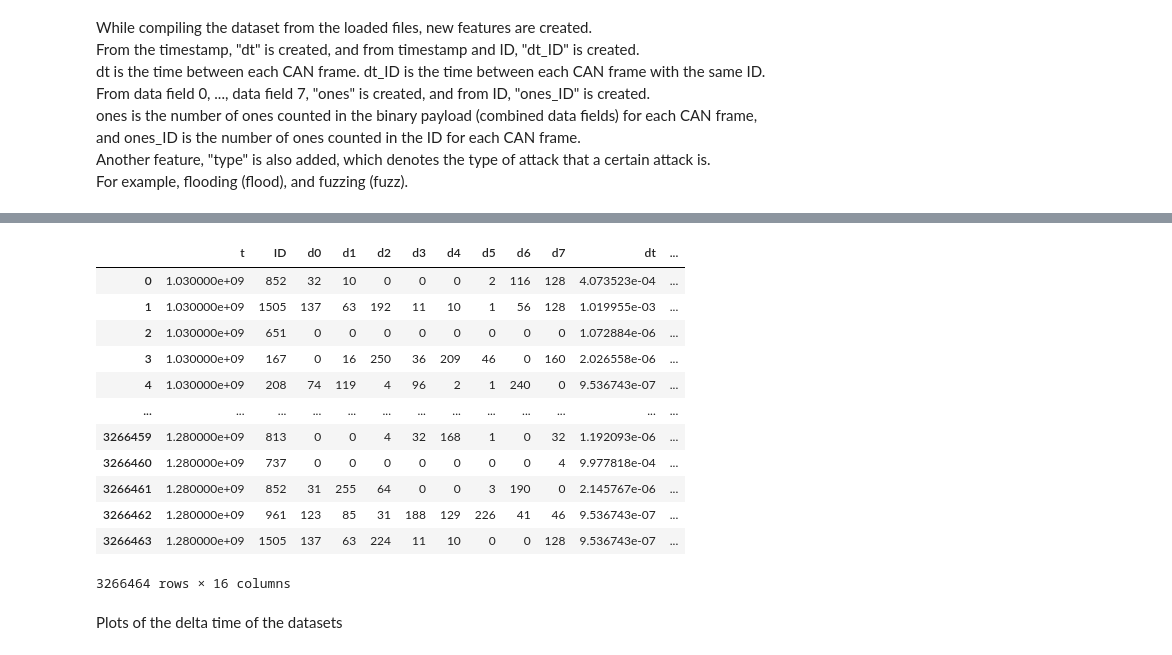
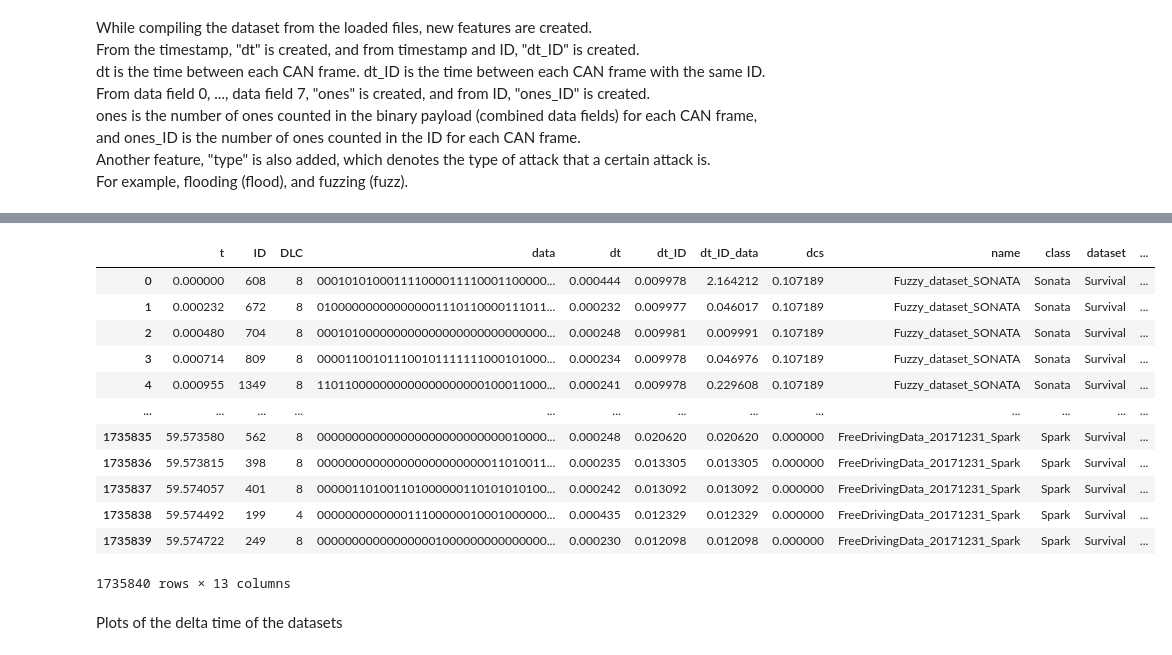
Before and after one commit to hampu5/ml-classify, a Jupyter notebook: ml_classify/main-notebook.ipynb, the cells around one changed output, grey strips where cells are left out. Cells and saved outputs as stored; diff of their text form; code cells hidden in the pictures.

```diff
--- a/ml_classify/main-notebook.ipynb
+++ b/ml_classify/main-notebook.ipynb
@@ -37,13 +39,13 @@ PATH = "/home/hampus/miun/master_thesis/Datasets"
 
 datasets = {}
 
-dataset: pd.DataFrame = load_dataset(PATH + "/ORNL", "data_a.csv")
-dataset["remarks"] = "No DLC available"
-datasets["ROAD"] = dataset.to_dict("records")
+# dataset: pd.DataFrame = load_dataset(PATH + "/ORNL", "data_a.csv")
+# dataset["remarks"] = "No DLC available"
+# datasets["ROAD"] = dataset.to_dict("records")
 
-# dataset: pd.DataFrame = load_dataset(PATH + "/Survival", "data.csv")
-# dataset["remarks"] = "-"
-# datasets["Survival"] = dataset.to_dict("records")
+dataset: pd.DataFrame = load_dataset(PATH + "/Survival", "data.csv")
+dataset["remarks"] = "-"
+datasets["Survival"] = dataset.to_dict("records")
 
 # dataset: pd.DataFrame = load_dataset(PATH + "/Hisingen", "data.csv")
 # dataset["remarks"] = "-"
@@ -60,16 +77,16 @@ display(df)
-|  | t | ID | d0 | d1 | d2 | d3 | d4 | d5 | d6 | d7 | dt | ... |
-| 0 | 1.030000e+09 | 852 | 32 | 10 | 0 | 0 | 0 | 2 | 116 | 128 | 4.073523e-04 | ... |
-| 1 | 1.030000e+09 | 1505 | 137 | 63 | 192 | 11 | 10 | 1 | 56 | 128 | 1.019955e-03 | ... |
-| 2 | 1.030000e+09 | 651 | 0 | 0 | 0 | 0 | 0 | 0 | 0 | 0 | 1.072884e-06 | ... |
-| 3 | 1.030000e+09 | 167 | 0 | 16 | 250 | 36 | 209 | 46 | 0 | 160 | 2.026558e-06 | ... |
-| 4 | 1.030000e+09 | 208 | 74 | 119 | 4 | 96 | 2 | 1 | 240 | 0 | 9.536743e-07 | ... |
+|  | t | ID | DLC | data | dt | dt_ID | dt_ID_data | dcs | name | class | dataset | ... |
+| 0 | 0.000000 | 608 | 8 | 000101010001111000011110001100000... | 0.000444 | 0.009978 | 2.164212 | 0.107189 | Fuzzy_dataset_SONATA | Sonata | Survival | ... |
+| 1 | 0.000232 | 672 | 8 | 010000000000000001110110000111011... | 0.000232 | 0.009977 | 0.046017 | 0.107189 | Fuzzy_dataset_SONATA | Sonata | Survival | ... |
+| 2 | 0.000480 | 704 | 8 | 000101000000000000000000000000000... | 0.000248 | 0.009981 | 0.009991 | 0.107189 | Fuzzy_dataset_SONATA | Sonata | Survival | ... |
+| 3 | 0.000714 | 809 | 8 | 000011001011100101111111000101000... | 0.000234 | 0.009978 | 0.046976 | 0.107189 | Fuzzy_dataset_SONATA | Sonata | Survival | ... |
+| 4 | 0.000955 | 1349 | 8 | 110110000000000000000000100011000... | 0.000241 | 0.009978 | 0.229608 | 0.107189 | Fuzzy_dataset_SONATA | Sonata | Survival | ... |
 | ... | ... | ... | ... | ... | ... | ... | ... | ... | ... | ... | ... | ... |
-| 3266459 | 1.280000e+09 | 813 | 0 | 0 | 4 | 32 | 168 | 1 | 0 | 32 | 1.192093e-06 | ... |
-| 3266460 | 1.280000e+09 | 737 | 0 | 0 | 0 | 0 | 0 | 0 | 0 | 4 | 9.977818e-04 | ... |
-| 3266461 | 1.280000e+09 | 852 | 31 | 255 | 64 | 0 | 0 | 3 | 190 | 0 | 2.145767e-06 | ... |
-| 3266462 | 1.280000e+09 | 961 | 123 | 85 | 31 | 188 | 129 | 226 | 41 | 46 | 9.536743e-07 | ... |
-| 3266463 | 1.280000e+09 | 1505 | 137 | 63 | 224 | 11 | 10 | 0 | 0 | 128 | 9.536743e-07 | ... |
+| 1735835 | 59.573580 | 562 | 8 | 000000000000000000000000000010000... | 0.000248 | 0.020620 | 0.020620 | 0.000000 | FreeDrivingData_20171231_Spark | Spark | Survival | ... |
+| 1735836 | 59.573815 | 398 | 8 | 000000000000000000000000011010011... | 0.000235 | 0.013305 | 0.013305 | 0.000000 | FreeDrivingData_20171231_Spark | Spark | Survival | ... |
+| 1735837 | 59.574057 | 401 | 8 | 000001101001101000000110101010100... | 0.000242 | 0.013092 | 0.013092 | 0.000000 | FreeDrivingData_20171231_Spark | Spark | Survival | ... |
+| 1735838 | 59.574492 | 199 | 4 | 000000000000011100000010001000000... | 0.000435 | 0.012329 | 0.012329 | 0.000000 | FreeDrivingData_20171231_Spark | Spark | Survival | ... |
+| 1735839 | 59.574722 | 249 | 8 | 000000000000000001000000000000000... | 0.000230 | 0.012098 | 0.012098 | 0.000000 | FreeDrivingData_20171231_Spark | Spark | Survival | ... |
-3266464 rows × 16 columns
+1735840 rows × 13 columns
 # %% [markdown]
 Plots of the delta time of the datasets
 # %%
```
Also changed, not shown: parts of 3 cells of this notebook, 1 other file.
